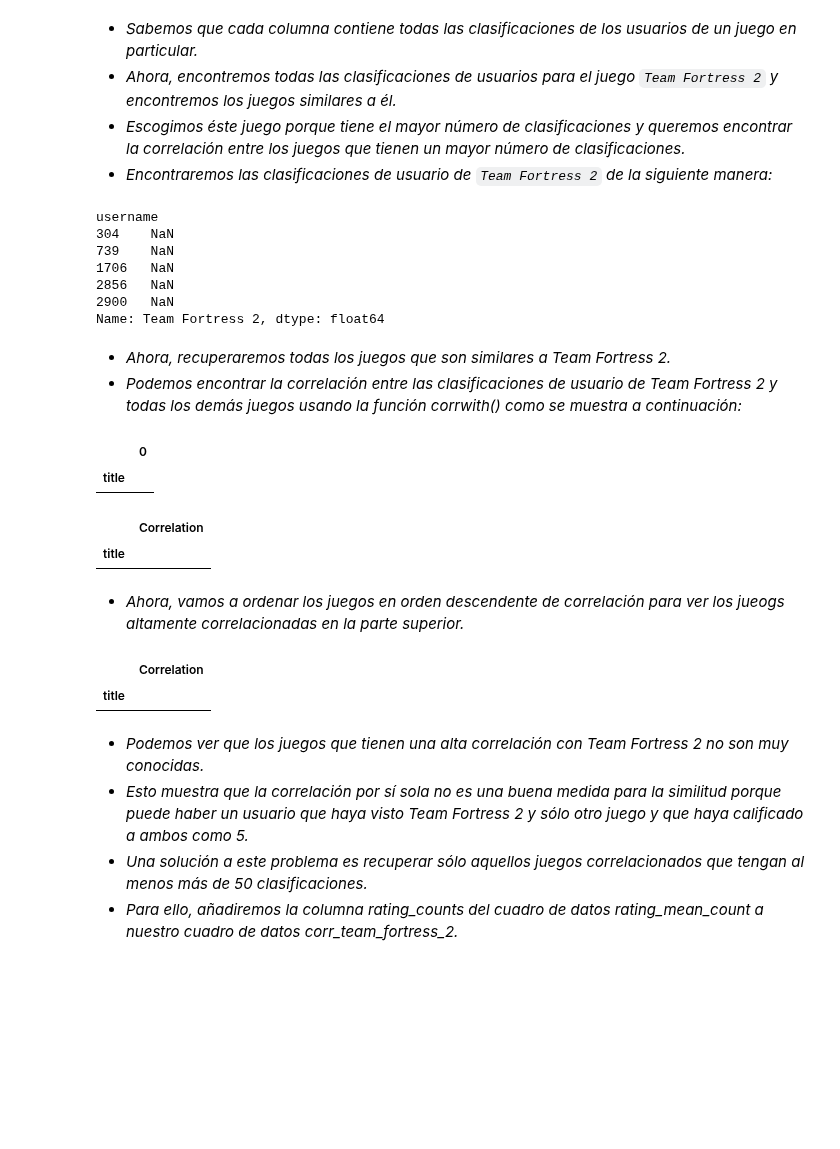
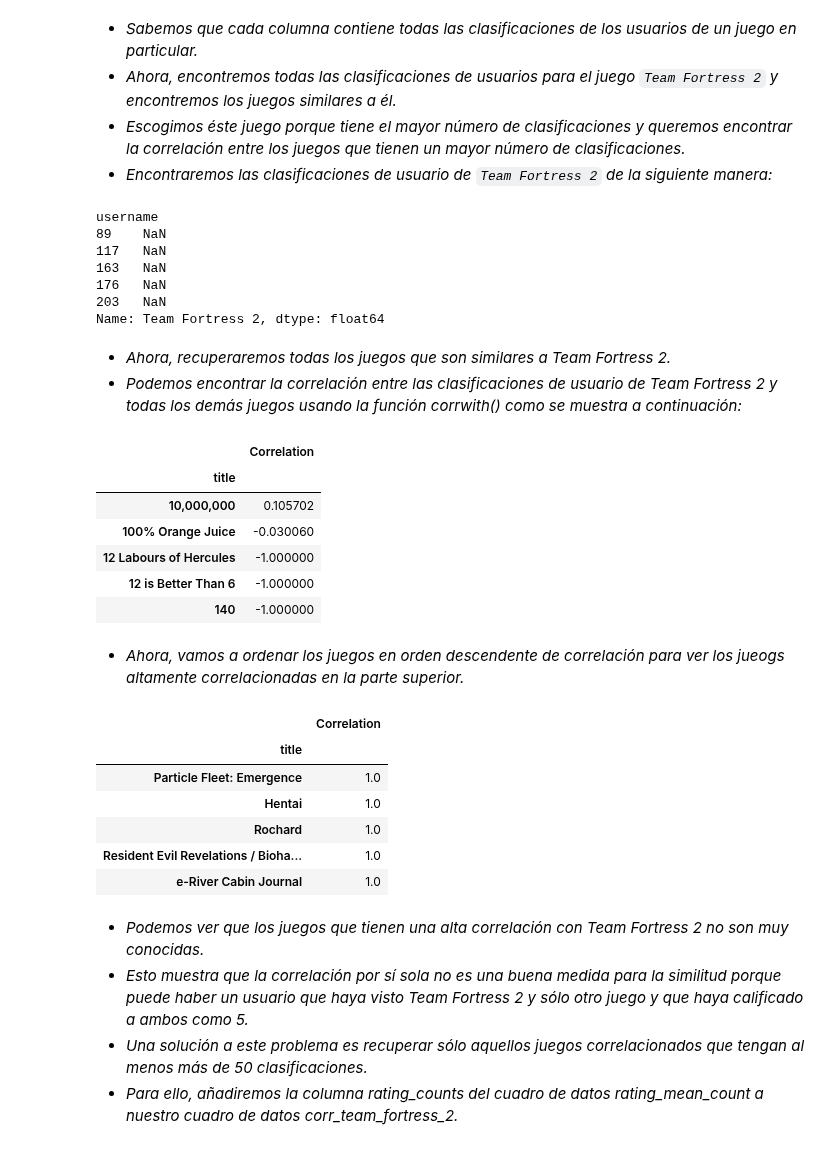
Before and after one commit to alseveso/AcamicaDS, a Jupyter notebook: Proyecto 3/A. Proyecto 03_Alejandra Seveso.ipynb, the cells around one changed output. Cells and saved outputs as stored; diff of their text form; code cells hidden in the pictures; blank space fills up the shorter version.

```diff
--- a/Proyecto 3/A. Proyecto 03_Alejandra Seveso.ipynb
+++ b/Proyecto 3/A. Proyecto 03_Alejandra Seveso.ipynb
@@ -1015,0 +918,4 @@ ratings_mean_count_2.head()
+# %%
+mask_usuarios_descartables = np.logical_or(game_data.username.value_counts() <= 5, game_data.username.value_counts() > 5000)
+usuarios_descartables = mask_usuarios_descartables[mask_usuarios_descartables].index.values
+print(len(usuarios_descartables))
@@ -1015,0 +924,3 @@ ratings_mean_count_2.head()
+# %%
+mascara_descartables = game_data.username.isin(usuarios_descartables)
+print(mascara_descartables.sum())
@@ -1015,0 +929,4 @@ ratings_mean_count_2.head()
+# %%
+print(game_data.shape)
+game_data = game_data[~mascara_descartables]
+print(game_data.shape)
@@ -1026,4 +968,4 @@ Name: metascore, dtype: int64
 # %%
-user_game_rating = metascore_data.pivot_table(index='username', columns='title', values='metascore')
+user_game_rating = game_data.pivot_table(index='username', columns='title', values='rating')
 user_game_rating
 # %% [output]
@@ -1051,37 +993,41 @@ team_fortress_2_ratings = user_game_rating['Team Fortress 2']
 team_fortress_2_ratings.head()
 # %% [output]
 username
-304    NaN
-739    NaN
-1706   NaN
-2856   NaN
-2900   NaN
+89    NaN
+117   NaN
+163   NaN
+176   NaN
+203   NaN
 Name: Team Fortress 2, dtype: float64
 # %% [markdown]
 * *Ahora, recuperaremos todas los juegos que son similares a Team Fortress 2.*
 * *Podemos encontrar la correlación entre las clasificaciones de usuario de Team Fortress 2 y todas los demás juegos usando la función corrwith() como se muestra a continuación:*
 # %%
 games_like_team_fortress_2 = user_game_rating.corrwith(team_fortress_2_ratings)
-games_like_team_fortress_2 = games_like_team_fortress_2.dropna()
-df_ = pd.DataFrame(games_like_team_fortress_2)
-df_.head(10)
+
+corr_team_fortress_2 = pd.DataFrame(games_like_team_fortress_2, columns=['Correlation'])
+corr_team_fortress_2.dropna(inplace=True)
+corr_team_fortress_2.head()
 # %% [output]
-|  | 0 |
+|  | Correlation |
 | title |  |
+| 10,000,000 | 0.105702 |
+| 100% Orange Juice | -0.030060 |
+| 12 Labours of Hercules | -1.000000 |
+| 12 is Better Than 6 | -1.000000 |
+| 140 | -1.000000 |
-# %%
-corr_team_fortress_2 = pd.DataFrame(games_like_team_fortress_2, columns=['Correlation'])
-corr_team_fortress_2.dropna(inplace=True)
-corr_team_fortress_2.head()
-# %% [output]
-|  | Correlation |
-| title |  |
 # %% [markdown]
 * *Ahora, vamos a ordenar los juegos en orden descendente de correlación para ver los jueogs altamente correlacionadas en la parte superior.*
 # %%
-corr_team_fortress_2.sort_values('Correlation', ascending=False).head(10)
+corr_team_fortress_2.sort_values('Correlation', ascending=False).head()
 # %% [output]
 |  | Correlation |
 | title |  |
+| Particle Fleet: Emergence | 1.0 |
+| Hentai | 1.0 |
+| Rochard | 1.0 |
+| Resident Evil Revelations / Bioha... | 1.0 |
+| e-River Cabin Journal | 1.0 |
 # %% [markdown]
 * *Podemos ver que los juegos que tienen una alta correlación con Team Fortress 2 no son muy conocidas.*
 * *Esto muestra que la correlación por sí sola no es una buena medida para la similitud porque puede haber un usuario que haya visto Team Fortress 2 y sólo otro juego y que haya calificado a ambos como 5.*
```
Also changed, not shown: parts of 43 cells of this notebook, 1 other file.
